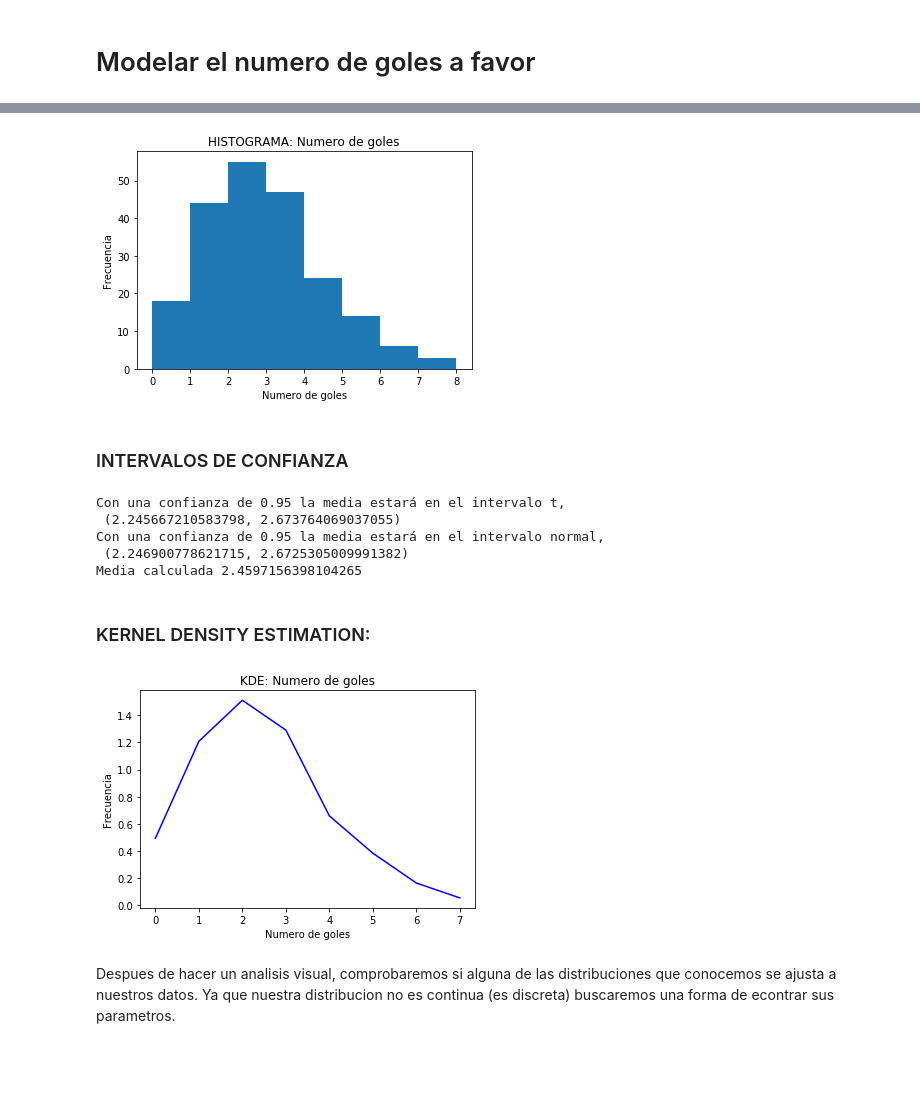
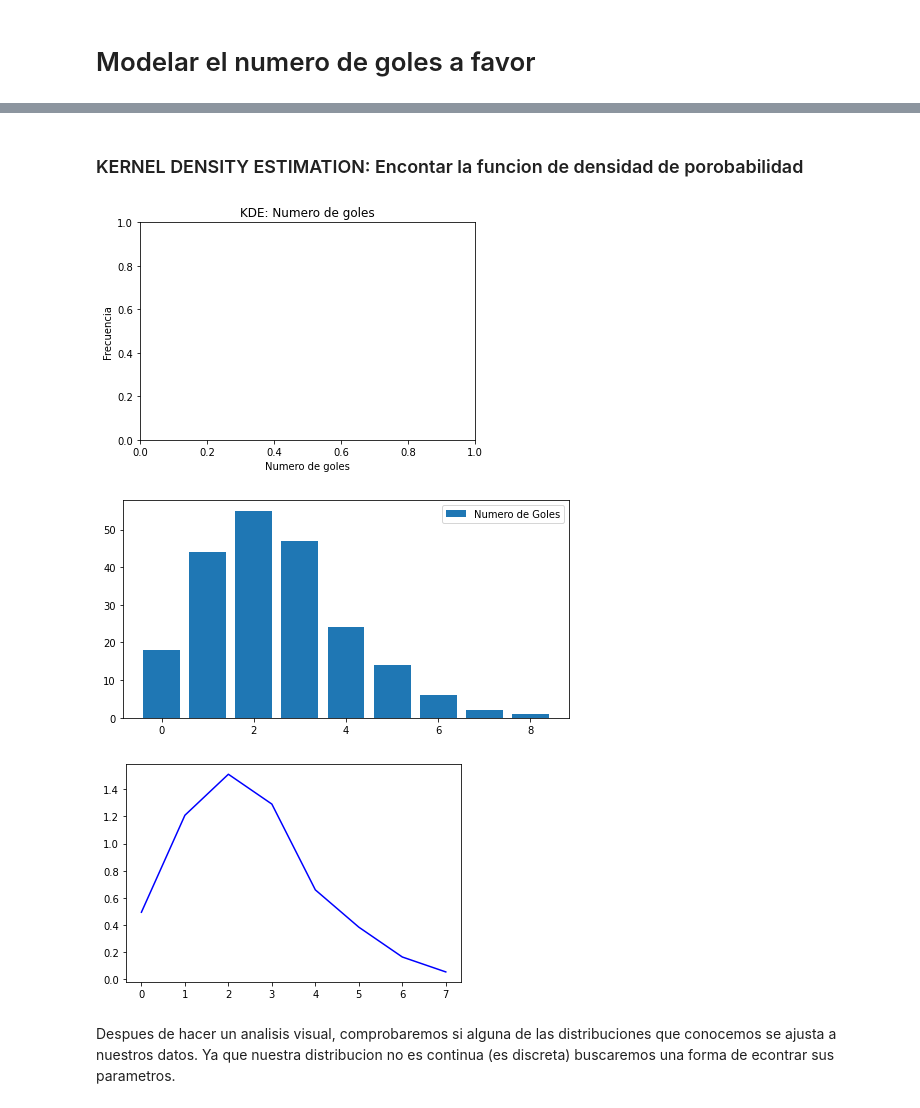
Before and after one commit to mariajosecanture/PROYECTO_SG_MJC, a Jupyter notebook: ProyectoModulo1_CantuM_GarciaS_GreenA-Copy1.ipynb, the cells around one changed output, grey strips where cells are left out. Cells and saved outputs as stored; diff of their text form; code cells hidden in the pictures; blank space fills up the shorter version.

```diff
--- a/ProyectoModulo1_CantuM_GarciaS_GreenA-Copy1.ipynb
+++ b/ProyectoModulo1_CantuM_GarciaS_GreenA-Copy1.ipynb
@@ -204,31 +229,5 @@ def plot_histogram_discrete(distribucion:'distribución a graficar histograma',
-# %%
-plt.hist(data_FTHG_HST['FTHG'], bins=8)
-
-plt.title("HISTOGRAMA: Numero de goles")
-plt.xlabel('Numero de goles')
-plt.ylabel("Frecuencia")
-plt.show()
-# %% [output]
-[figure, removed]
-# %% [markdown]
-### INTERVALOS DE CONFIANZA
-# %%
-confianza = 0.95
-X = data_FTHG_HST['FTHG']
-st.sem
-i1 = st.t.interval(confianza,len(X)-1, loc=np.mean(X), scale=st.sem(X))
-i2 = st.norm.interval(confianza, loc=np.mean(X), scale=st.sem(X))
-print('Con una confianza de %2.2f la media estará en el intervalo t,\n %s' %(confianza,i1))
-print('Con una confianza de %2.2f la media estará en el intervalo normal,\n %s' %(confianza,i2))
-print('Media calculada' ,np.mean(X))
-# %% [output]
-Con una confianza de 0.95 la media estará en el intervalo t,
- (2.245667210583798, 2.673764069037055)
-Con una confianza de 0.95 la media estará en el intervalo normal,
- (2.246900778621715, 2.6725305009991382)
-Media calculada 2.4597156398104265
 # %% [markdown]
-### KERNEL DENSITY ESTIMATION:
+### KERNEL DENSITY ESTIMATION: Encontar la funcion de densidad de porobabilidad
 # %%
 def kde_statsmodels_m(x, x_grid, bandwidth=0.2, **kwargs):
     """Multivariate Kernel Density Estimation with Statsmodels"""
@@ -239,19 +238,20 @@ def kde_statsmodels_m(x, x_grid, bandwidth=0.2, **kwargs):
 # %%
 # The grid we'll use for plotting
 x_grid = np.arange(np.min(data_FTHG_HST['FTHG']),np.max(data_FTHG_HST['FTHG']))
 
 # Draw points from a bimodal distribution in 1D
 
 pdf_true = kde_statsmodels_m(data_FTHG_HST['FTHG'], x_grid, bandwidth=0.2)
 
 # Plot the three kernel density estimates
-plt.title("KDE: Numero de goles")
-plt.xlabel('Numero de goles')
-plt.ylabel("Frecuencia")
-plt.plot(x_grid, pdf_true, color='blue')
+plt.bar(N_1_frec_prob.Valores, N_1_frec_prob.Probabilidad, label='Histograma de probabilidades')
+plot_histogram_discrete(data_FTHG_HST['FTHG'],'Numero de Goles')
+plt.plot(x_grid, pdf_true,label='PMF', color='blue')
 plt.show()
 # %% [output]
-[figure, old version]
+[figure, new version]
+[figure, added]
+[figure, added]
 # %% [markdown]
 Despues de hacer un analisis visual, comprobaremos si alguna de las distribuciones que conocemos se ajusta a nuestros datos.
 Ya que nuestra distribucion no es continua (es discreta) buscaremos una forma de econtrar sus parametros.
```
Also changed, not shown: parts of 26 cells of this notebook.
